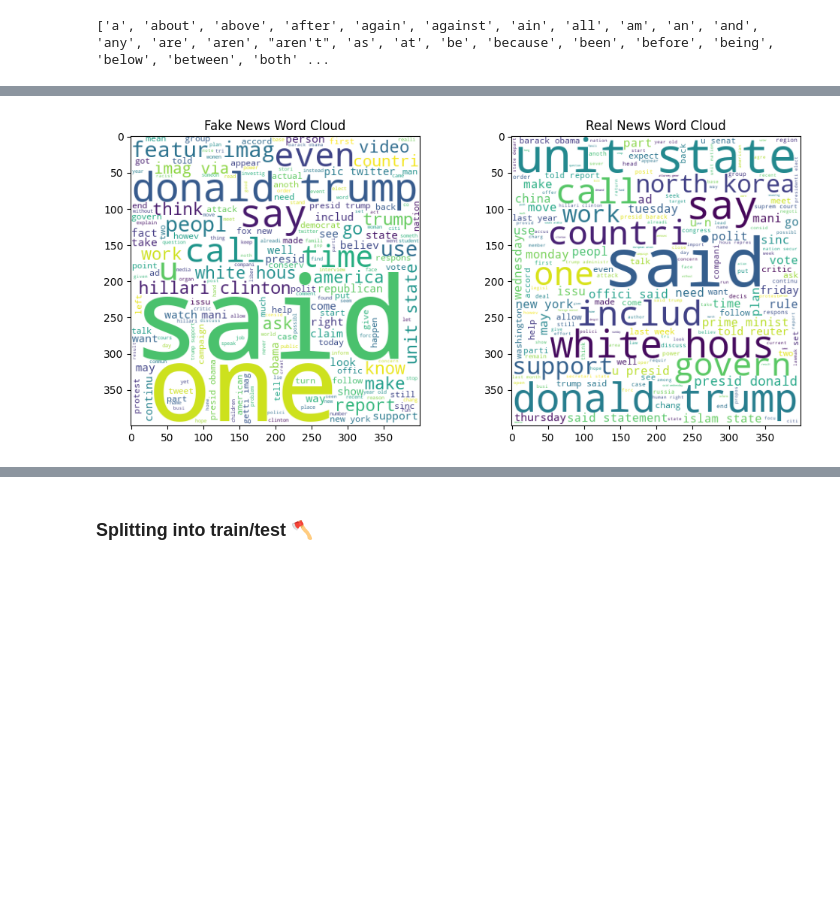
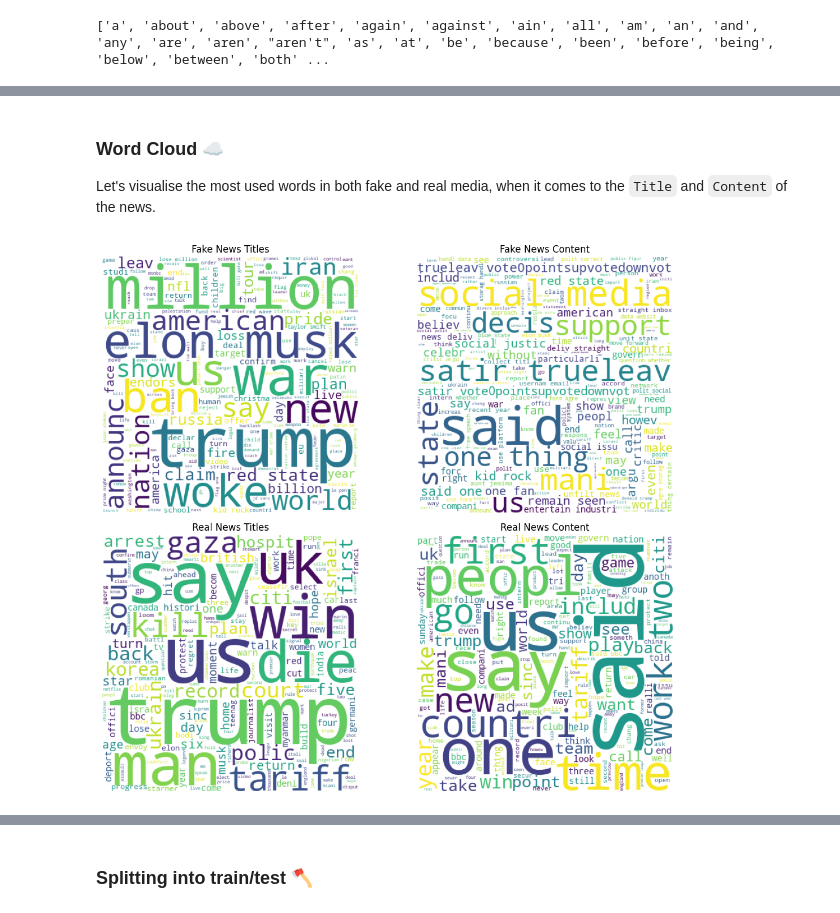
Before and after one commit to ivetkalchev/DeFactify, a Jupyter notebook: defactify.ipynb, the cells around one changed output, grey strips where cells are left out. Cells and saved outputs as stored; diff of their text form; code cells hidden in the pictures; blank space fills up the shorter version.

```diff
--- a/defactify.ipynb
+++ b/defactify.ipynb
@@ -207,7 +258,12 @@ Stemming is a technique that helps algorithms function more effectively. It redu
 # %%
-def stemming(content):
-    tokens = word_tokenize(re.sub(r'[^a-zA-Z]', ' ', content.lower()))
-    stemmed_tokens = [stemmer.stem(word) for word in tokens if word not in stop_words]
+stemmer = PorterStemmer()
+
+stop_words = set(stopwords.words('English'))
+
+def preprocess_and_stem(text):
+    # tokenize the text, convert to lowercase and remove punctuation
+    tokens = word_tokenize(text.lower())
+    # remove stopwords and apply stemming
+    stemmed_tokens = [stemmer.stem(word) for word in tokens if word.isalnum() and word not in stop_words]
+
     return ' '.join(stemmed_tokens)
-# %%
-cleaned_dataset['content'] = cleaned_dataset['content'].apply(stemming)
@@ -230,0 +270,5 @@ print(cleaned_dataset[['content']])
+# %%
+cleaned_dataset['Title'] = cleaned_dataset['Title'].astype(str).apply(preprocess_and_stem)
+cleaned_dataset['Content'] = cleaned_dataset['Content'].astype(str).apply(preprocess_and_stem)
+
+print(cleaned_dataset[['Title', 'Content']].head())
@@ -231,15 +289,34 @@ print(cleaned_dataset[['content']])
+# %% [markdown]
+### Word Cloud ☁️
+Let's visualise the most used words in both fake and real media, when it comes to the `Title` and `Content` of the news.
 # %%
-fake_news = ' '.join(cleaned_dataset[cleaned_dataset['classification'] == '0']['content'])
-real_news = ' '.join(cleaned_dataset[cleaned_dataset['classification'] == '1']['content'])
+real_titles = ' '.join(cleaned_dataset[cleaned_dataset['Label'] == 1]['Title'])
+fake_titles = ' '.join(cleaned_dataset[cleaned_dataset['Label'] == 0]['Title'])
 
-fig, ax = plt.subplots(1, 2, figsize=(12, 5))
+real_content = ' '.join(cleaned_dataset[cleaned_dataset['Label'] == 1]['Content'])
+fake_content = ' '.join(cleaned_dataset[cleaned_dataset['Label'] == 0]['Content'])
 
-ax[0].imshow(WordCloud(width=400, height=400, background_color='white').generate(fake_news))
-ax[0].set_title("Fake News Word Cloud")
+fig, ax = plt.subplots(2, 2, figsize=(12, 10))
 
-ax[1].imshow(WordCloud(width=400, height=400, background_color='white').generate(real_news))
-ax[1].set_title("Real News Word Cloud")
+# titles comparison
+ax[0, 0].imshow(WordCloud(width=400, height=400, background_color='white').generate(fake_titles))
+ax[0, 0].set_title("Fake News Titles")
+ax[0, 0].axis('off')
 
+ax[1, 0].imshow(WordCloud(width=400, height=400, background_color='white').generate(real_titles))
+ax[1, 0].set_title("Real News Titles")
+ax[1, 0].axis('off')
+
+# content comparison
+ax[1, 1].imshow(WordCloud(width=400, height=400, background_color='white').generate(real_content))
+ax[1, 1].set_title("Real News Content")
+ax[1, 1].axis('off')
+
+ax[0, 1].imshow(WordCloud(width=400, height=400, background_color='white').generate(fake_content))
+ax[0, 1].set_title("Fake News Content")
+ax[0, 1].axis('off')
+
+plt.tight_layout()
 plt.show()
 # %% [output]
-[figure, old version]
+[figure, new version]
```
Also changed, not shown: parts of 68 cells of this notebook, 7 other files.
